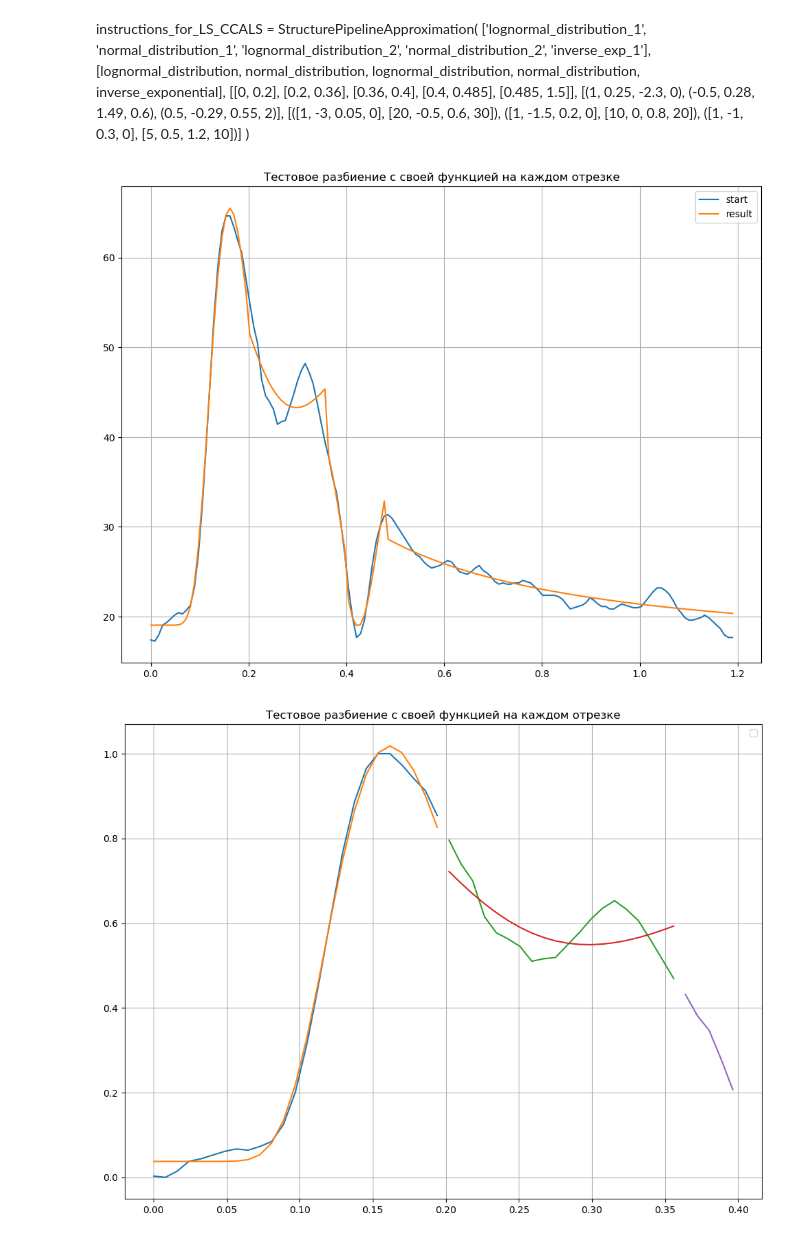
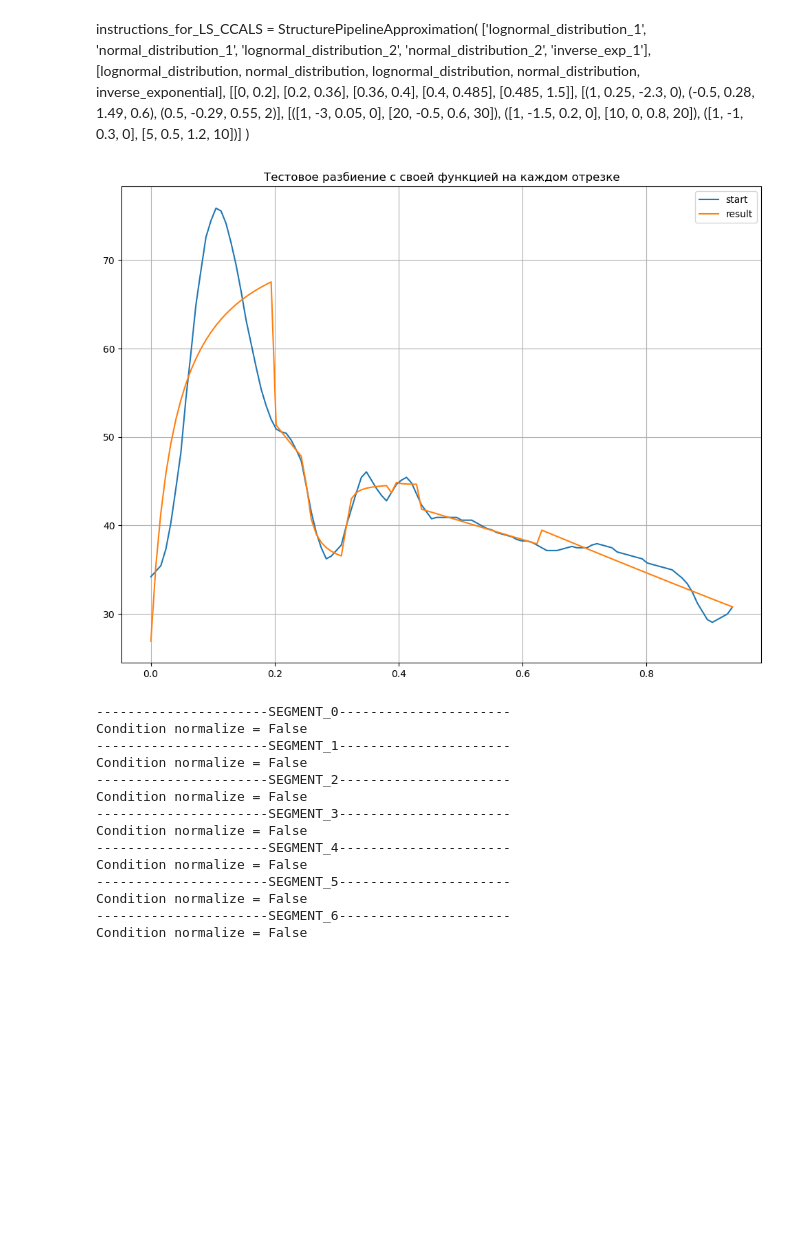
Before and after one commit to margelse/DopplerCurve, a Jupyter notebook: notebooks/projects/doppler_curve/approximation.ipynb, the cells around one changed output. Drawn from its saved outputs; the diff is of its cells as text; code cells hidden in the pictures; blank space fills up the shorter version.

Commit message:
piecewise approximation for intervals with extremum points

```diff
--- a/notebooks/projects/doppler_curve/approximation.ipynb
+++ b/notebooks/projects/doppler_curve/approximation.ipynb
@@ -216,29 +228,52 @@ def denormalize_result_approx_struct(
     )
     return denormalize_result
 # %%
-instructions_for_LS_CCALS = StructurePipelineApproximation(
-    ['lognormal_distribution_1', 'lognormal_distribution_2', 'lognormal_distribution_3', 'lognormal_distribution_4', 'inverse_exp_1'],
-    [lognormal_distribution, lognormal_distribution, lognormal_distribution, lognormal_distribution, inverse_exponential],
-    [[0, 0.2], [0.2, 0.36], [0.36, 0.4], [0.4, 0.485], [0.485, 1.5]],
-    [(1, 0.25, -2.3, 0.1), (-0.5, 0.4, -1.27, 0.6), (0.5, 0.15, -0.96, 0.5), (-1, 0.1, -0.82, 0.25), (1, -0.485, 0.1)],
-    [([0.001, 0.1, -3, 0], [1.5, 0.6, -1, 1]), ([-1, 0.1, -3, 0], [1, 0.7, -1, 1]), ([-1, 0.1, -3, 0], [1.5, 0.6, -0.5, 1]), ([-1, 0.1, -3, 0], [1, 0.6, -0.5, 1]), ([-1, -1, 0], [1, 0.5, 1])]
+funcs_metrics = {
+    'MAE': mean_absolute_error,
+    'MAPE': mean_absolute_percentage_error,
+    'R^2': r2_score,
+    'C_norm': max_error
+}
+
+instructions = StructurePipelineApproximation(
+    [f'lognormal distribution {i}' for i in range(7)],
+    [inverse_exponential for _ in range(7)],
+    [[0, 0.2], [0.2, 0.25], [0.25, 0.31], [0.31, 0.388], [0.388, 0.43], [0.43, 0.63], [0.63, 1.5]],
+    [(1, -0.1, 0.1), (-0.5, -0.25, 0.6), (0.5, -0.345, 0.5), (-1, -0.415, 0.25), (1, -0.51, 0.1), (1, -0.75, 0.1), (1, -0.75, 0.1)],
+    [([-5, -1.5, -1], [5, 1.5, 1]), ([-5, -1.5, -1], [5, 1.5, 1]), ([-5, -1.5, -1], [5, 1.5, 1]), ([-5, -1.5, -1], [5, 1.5, 1]), ([-5, -1.5, -1], [5, 1.5, 1]), ([-5, -1.5, -1], [5, 1.5, 1]), ([-5, -1.5, -1], [5, 1.5, 1])]
 )
 
-pipeline = PipelineLoader(normalize_mapping, instructions_for_LS_CCALS)
+pipeline = PipelineLoader(normalize_mapping, instructions)
 result = run_pipeline(pipeline)
 
 result_denormalize = [denormalize_result_approx_struct(res, normalize_obj) for res in result]
-
-
-# x = clear_mapping.get_x()
-# # y_start = clear_mapping.get_y()
-
-# y_approx = normalize_obj.denormalize(Mapping(x, get_values_piecewise_approximation(result_approx), True))
-# visualizator.create_plot_mapping([clear_mapping, y_approx], ['start', 'result'])
-
-# visualizator.create_plot_result_approx(result_approx, ['' for _ in range(len(result_approx))])
-
-# visualizator.create_plot([x, x], [y_start, y_approx.get_y()], ['start', 'approx'])
-# %% [output]
-[figure, removed]
-[figure, removed]
+# %%
+visualizator.create_plot_mapping([clear_mapping, Mapping(get_independent_values_sections(result_denormalize), get_values_piecewise_approximation(result_denormalize), False)], ['start', 'result'])
+
+all_errors = pd.DataFrame()
+all_parametres_info = pd.DataFrame()
+
+for i, res in enumerate(result_denormalize):
+    # visualizator.create_plot_result_approx(res, [f'section {i} start', f'section {i} result'])
+    print(f'----------------------SEGMENT_{i}----------------------')
+    all_parametres_info = pd.concat([all_parametres_info, res.parametres_show()])
+    all_errors = pd.concat([all_errors, res.metrix_values_show(funcs_metrics)])
+
+all_errors.to_excel('all_sections_errors.xlsx')
+all_parametres_info.to_excel('all_parametres_info.xlsx')
+# %% [output]
+[figure, added]
+----------------------SEGMENT_0----------------------
+Condition normalize = False
+----------------------SEGMENT_1----------------------
+Condition normalize = False
+----------------------SEGMENT_2----------------------
+Condition normalize = False
+----------------------SEGMENT_3----------------------
+Condition normalize = False
+----------------------SEGMENT_4----------------------
+Condition normalize = False
+----------------------SEGMENT_5----------------------
+Condition normalize = False
+----------------------SEGMENT_6----------------------
+Condition normalize = False
```
Also changed, not shown: parts of 5 cells of this notebook, 2 other files.
